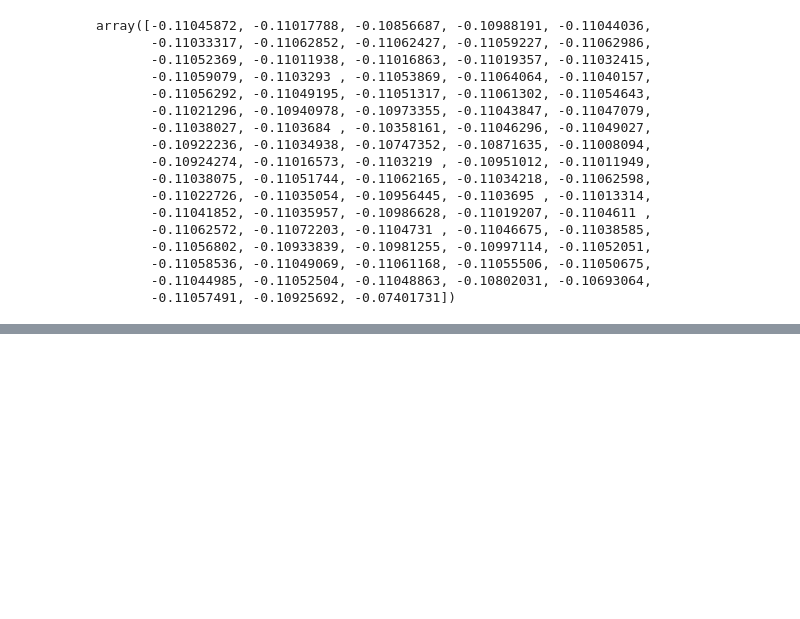
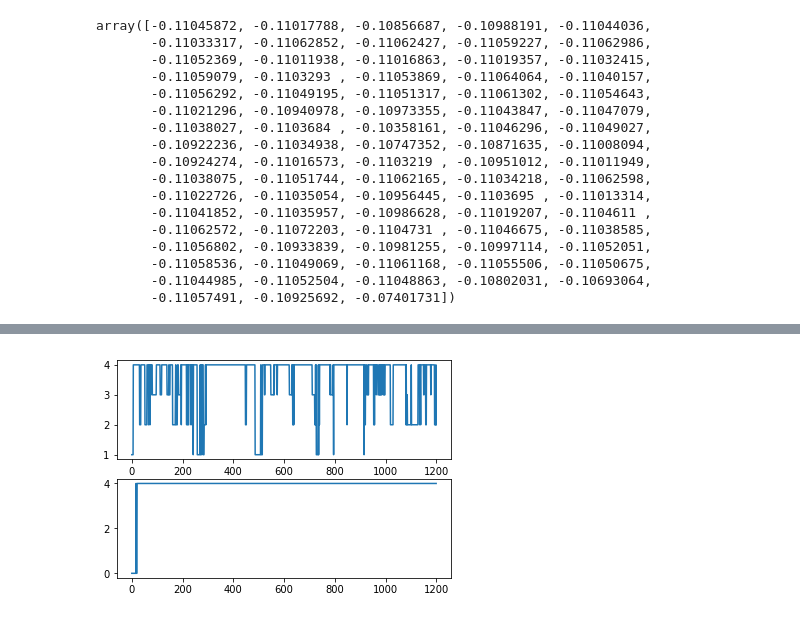
Before and after one commit to JohnWangDataAnalyst/ManifoldAnalyseusingTVB, a Jupyter notebook: ghost_attractor_analysis.ipynb, the cells around one changed output, grey strips where cells are left out. Cells and saved outputs as stored; diff of their text form; code cells hidden in the pictures; blank space fills up the shorter version.

```diff
--- a/ghost_attractor_analysis.ipynb
+++ b/ghost_attractor_analysis.ipynb
@@ -355,0 +414,23 @@ array([-0.11045872, -0.11017788, -0.10856687, -0.10988191, -0.11044036,
+# %%
+train_E= np.vstack((train_E_1, train_E_2))
+train_I= np.vstack((train_I_1, train_I_2))
+
+
+"""sub='180432'
+train_E, train_I, test_E, test_I = get_EI(sub, out_dir)"""
+
+analytic_signal_train= train_E +train_I*1j#scipy.signal.hilbert(ts,axis=0)
+Leads_train = get_leads_ts(analytic_signal_train, 1)
+
+X_train = np.array(Leads_train)
+labels_train, centers_train = leads_train(X_train, 5)
+# %%
+#### time series of clusters
+
+
+fig, ax = plt.subplots(2,1)
+ax[0].plot(labels_train[:1200])
+ax[1].plot(labels_train[1200:])
+plt.show()
+# %% [output]
+[figure, added]
```
Also changed, not shown: parts of 20 cells of this notebook.
